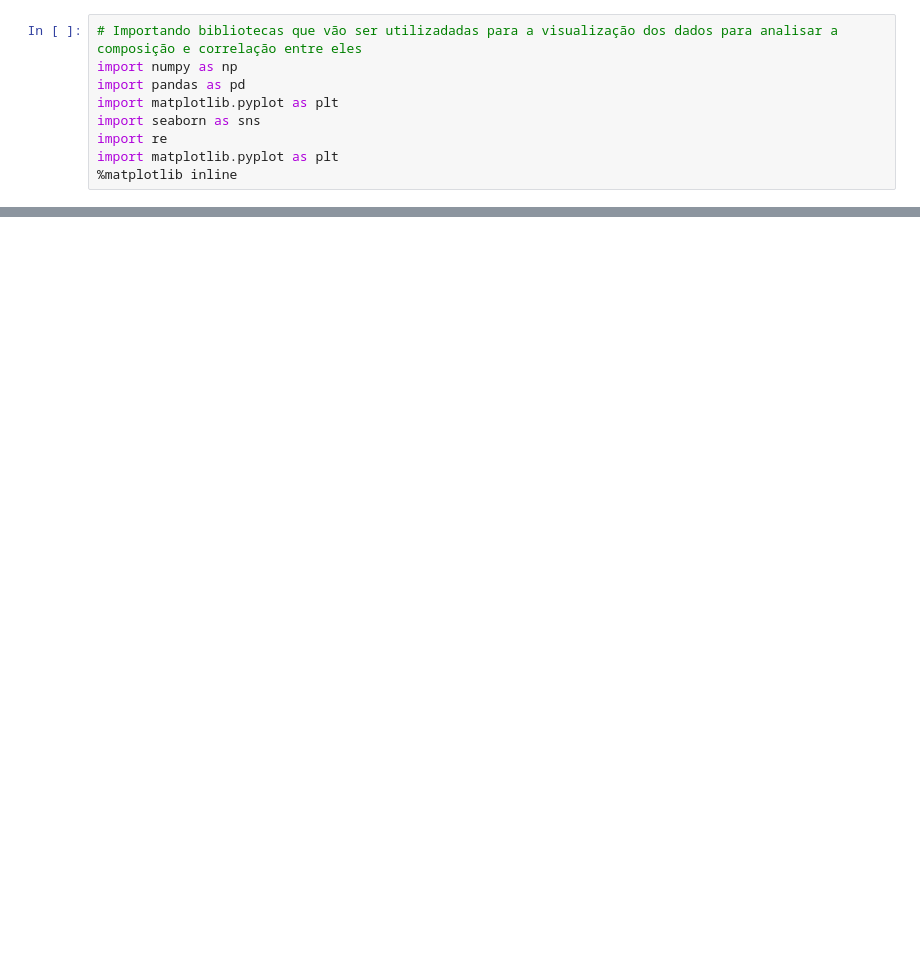
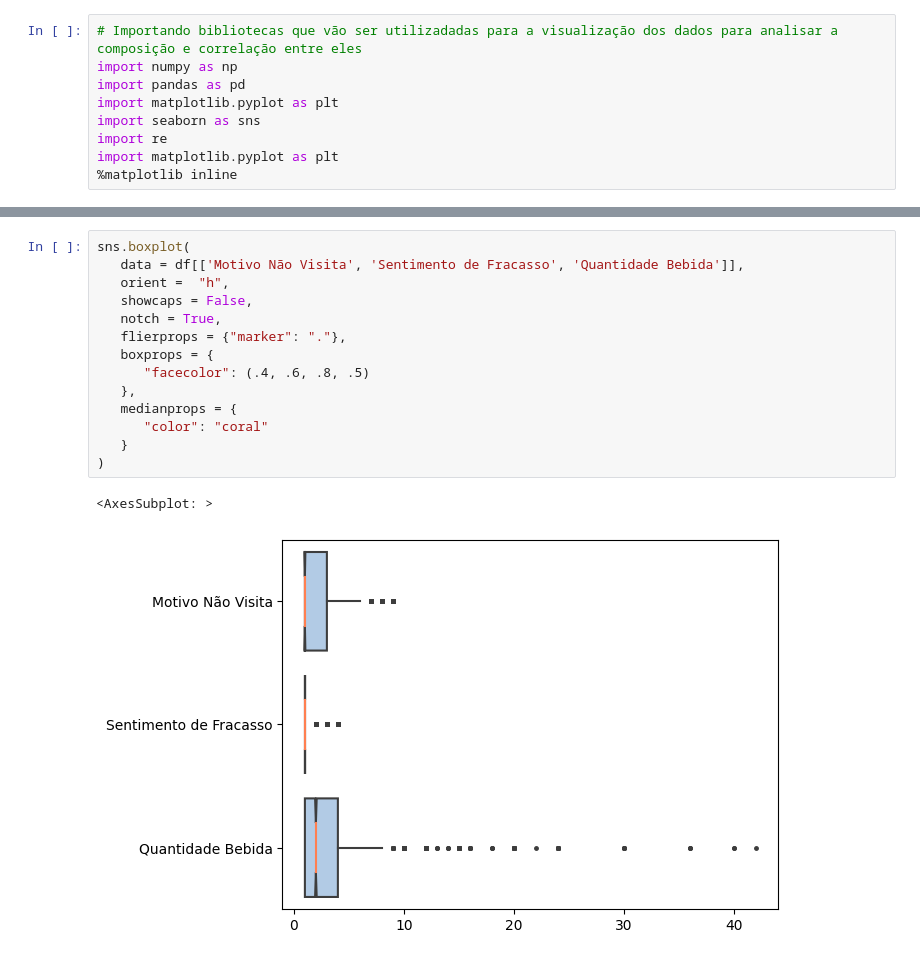
Before and after one commit to Pabloprado-png/TCC-Depressao, a Jupyter notebook: Analise Exploratoria.ipynb, the cells around one changed output, grey strips where cells are left out. Saved outputs shown, nothing was run; the diff lists cells and outputs as text; blank space fills up the shorter version.

```diff
--- a/Analise Exploratoria.ipynb
+++ b/Analise Exploratoria.ipynb
@@ -178,0 +185,17 @@ sns.boxplot(data=df)
+# %%
+sns.boxplot(
+   data = df[['Motivo Não Visita', 'Sentimento de Fracasso', 'Quantidade Bebida']],
+   orient =  "h",
+   showcaps = False,
+   notch = True,
+   flierprops = {"marker": "."},
+   boxprops = {
+      "facecolor": (.4, .6, .8, .5)
+   },
+   medianprops = {
+      "color": "coral"
+   }
+)
+# %% [output]
+<AxesSubplot: >
+[figure, added]
```
Also changed, not shown: parts of 14 cells of this notebook, 2 other files.
